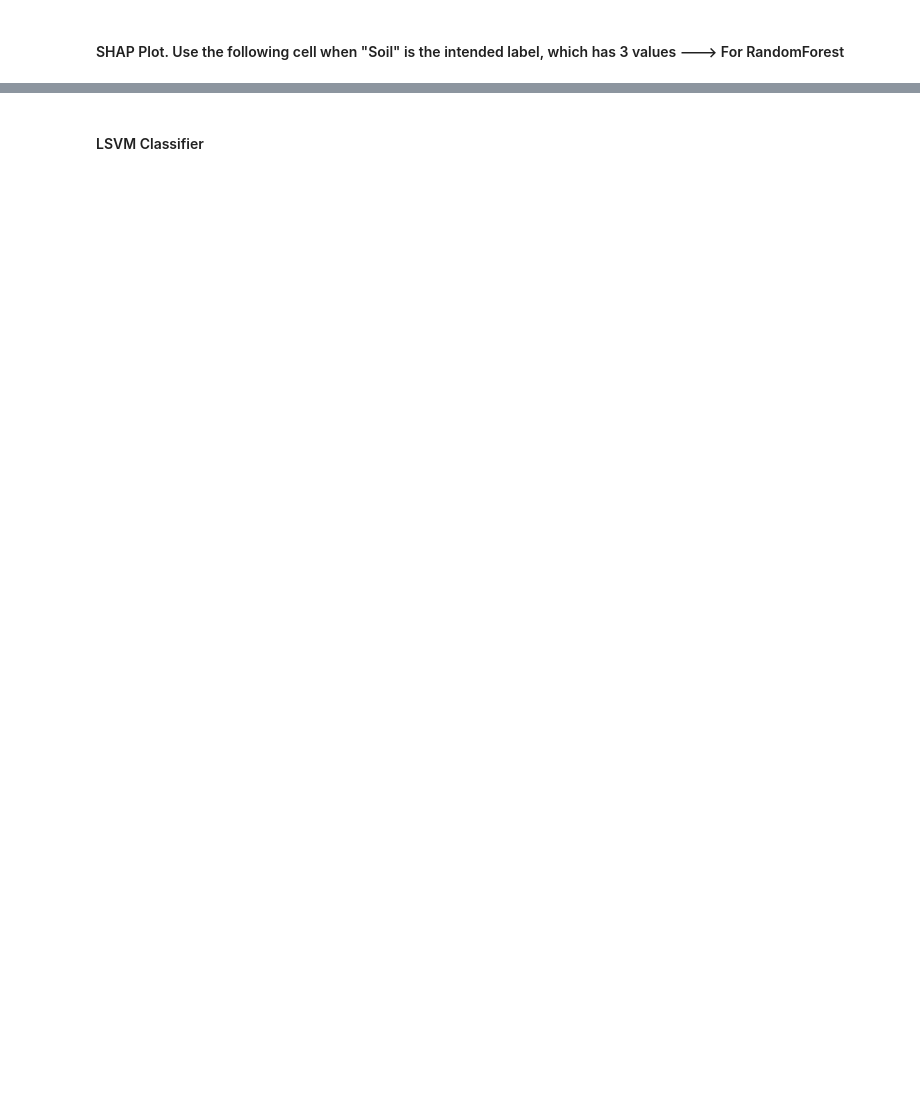
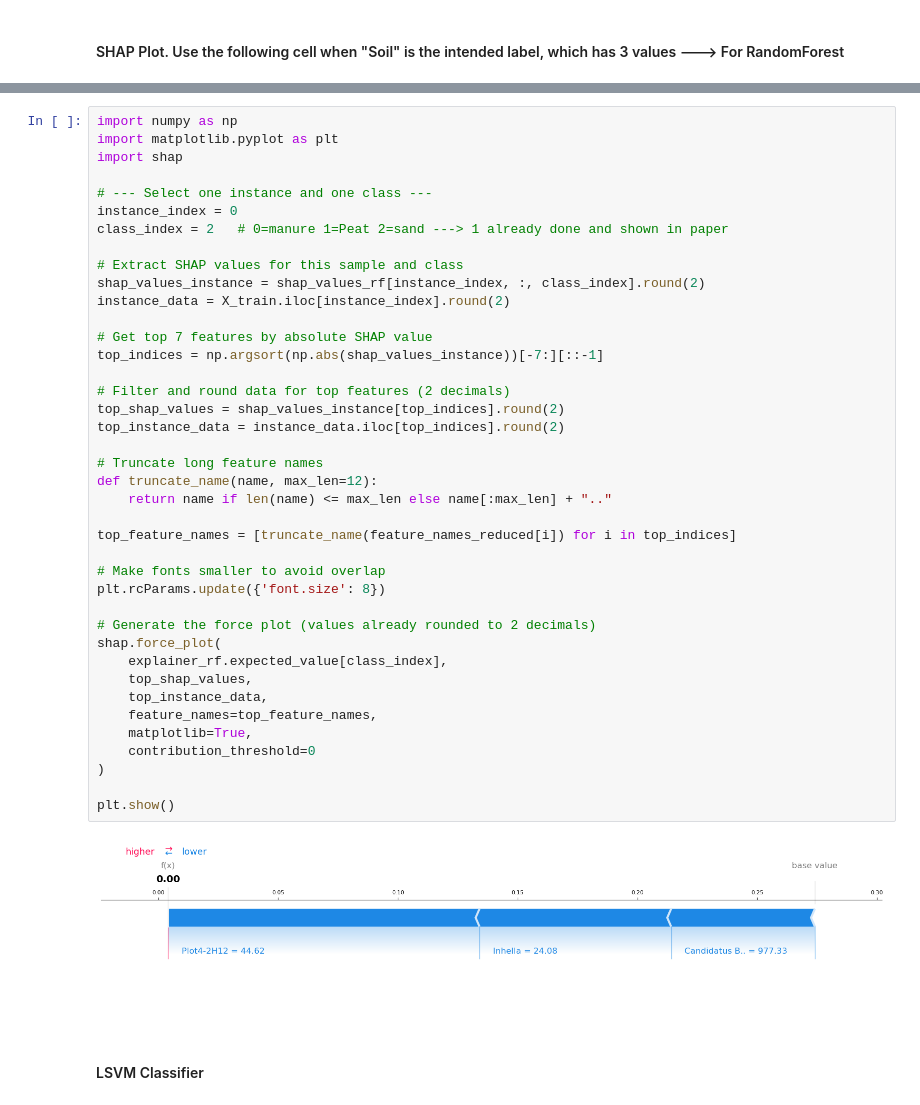
Before and after one commit to hsnvnd/AI-in-Metagenomics, a Jupyter notebook: Soil_Classification-shapg.ipynb, the cells around one changed output, grey strips where cells are left out. Cells and saved outputs as stored; diff of their text form; blank space fills up the shorter version.

```diff
--- a/Soil_Classification-shapg.ipynb
+++ b/Soil_Classification-shapg.ipynb
@@ -744,3 +959,45 @@ Model classes: [0 1 2]
+# %%
+import numpy as np
+import matplotlib.pyplot as plt
+import shap
+
+# --- Select one instance and one class ---
+instance_index = 0
+class_index = 2   # 0=manure 1=Peat 2=sand ---> 1 already done and shown in paper
+
+# Extract SHAP values for this sample and class
+shap_values_instance = shap_values_rf[instance_index, :, class_index].round(2)
+instance_data = X_train.iloc[instance_index].round(2)
+
+# Get top 7 features by absolute SHAP value
+top_indices = np.argsort(np.abs(shap_values_instance))[-7:][::-1]
+
+# Filter and round data for top features (2 decimals)
+top_shap_values = shap_values_instance[top_indices].round(2)
+top_instance_data = instance_data.iloc[top_indices].round(2)
+
+# Truncate long feature names
+def truncate_name(name, max_len=12):
+    return name if len(name) <= max_len else name[:max_len] + ".."
+
+top_feature_names = [truncate_name(feature_names_reduced[i]) for i in top_indices]
+
+# Make fonts smaller to avoid overlap
+plt.rcParams.update({'font.size': 8})
+
+# Generate the force plot (values already rounded to 2 decimals)
+shap.force_plot(
+    explainer_rf.expected_value[class_index],
+    top_shap_values,
+    top_instance_data,
+    feature_names=top_feature_names,
+    matplotlib=True,
+    contribution_threshold=0
+)
+
+plt.show()
+# %% [output]
+[figure, added]
 # %% [markdown]
 #### LSVM Classifier
 # %%
```
Also changed, not shown: parts of 8 cells of this notebook, 55 other files.
